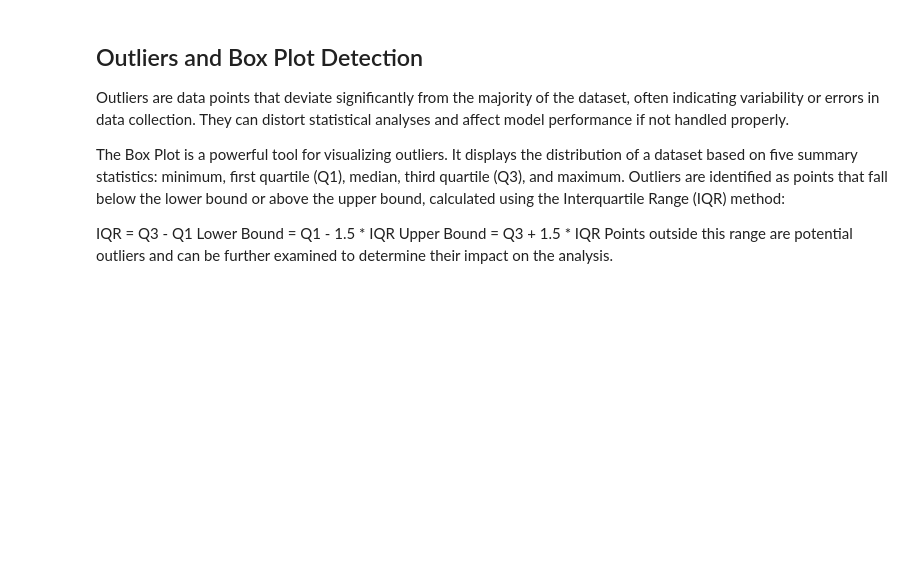
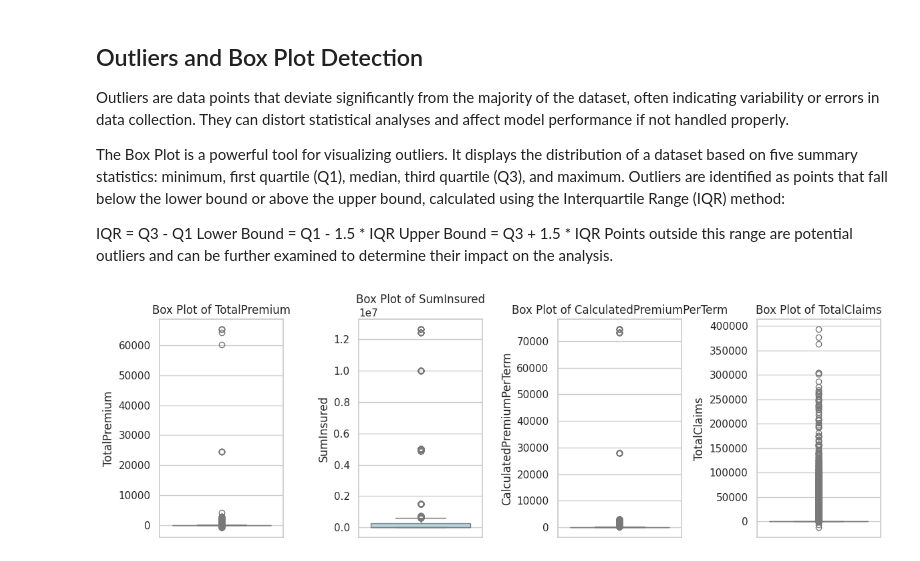
Before and after one commit to ab3lT/10-Academy-Week-3, a Jupyter notebook: notebooks/eda.ipynb, the cells around one changed output. Drawn from its saved outputs; the diff is of its cells as text; code cells hidden in the pictures; blank space fills up the shorter version.

Commit message:
outliers

```diff
--- a/notebooks/eda.ipynb
+++ b/notebooks/eda.ipynb
@@ -355,3 +355,10 @@ IQR = Q3 - Q1
 Lower Bound = Q1 - 1.5 * IQR
 Upper Bound = Q3 + 1.5 * IQR
 Points outside this range are potential outliers and can be further examined to determine their impact on the analysis.
+# %%
+# Define numerical columns to detect outliers
+numerical_cols = ['TotalPremium', 'SumInsured', 'CalculatedPremiumPerTerm', 'TotalClaims']
+# Detect outliers using boxplot
+vis.plot_outliers_boxplot(numerical_cols)
+# %% [output]
+[figure, added]
```
